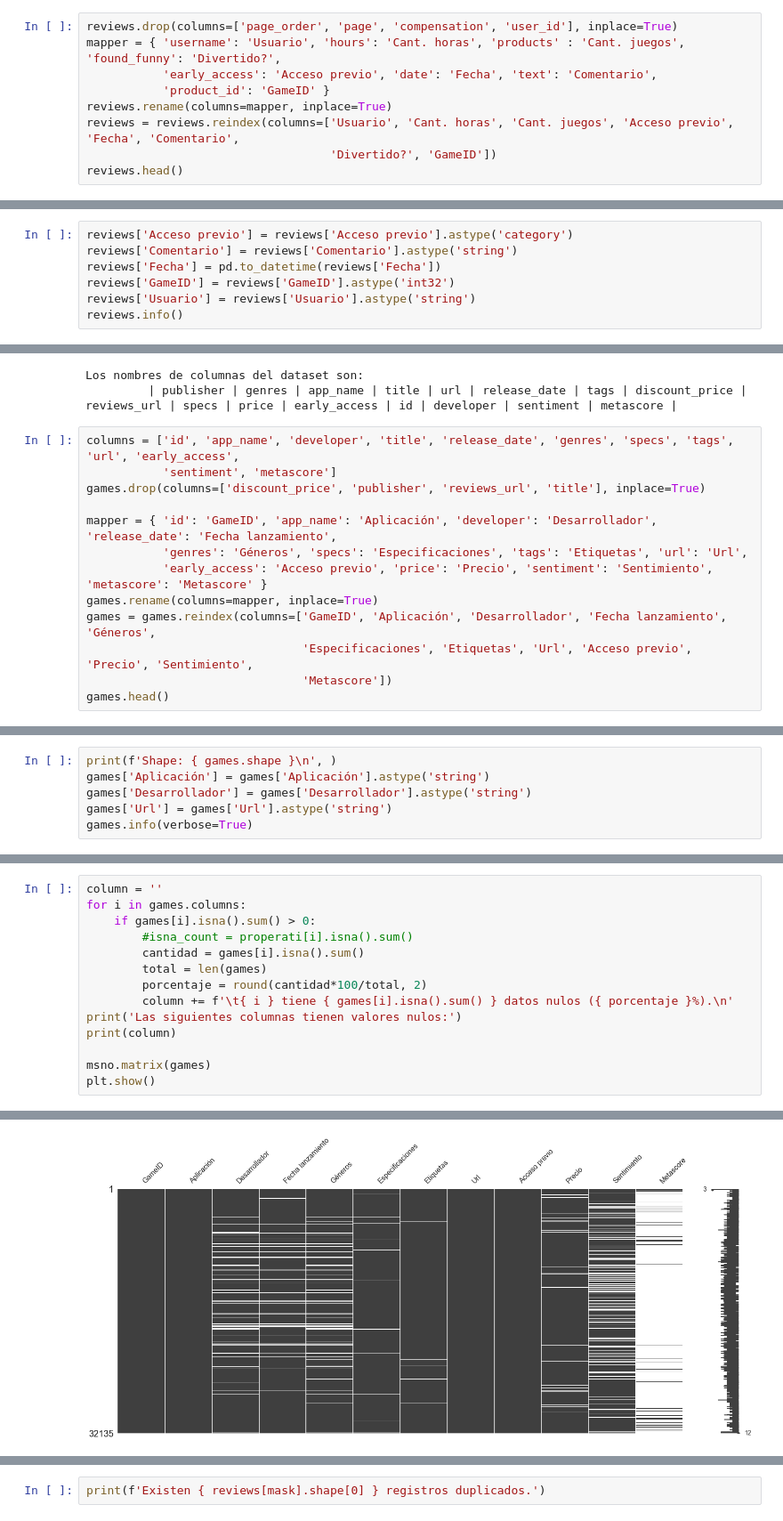
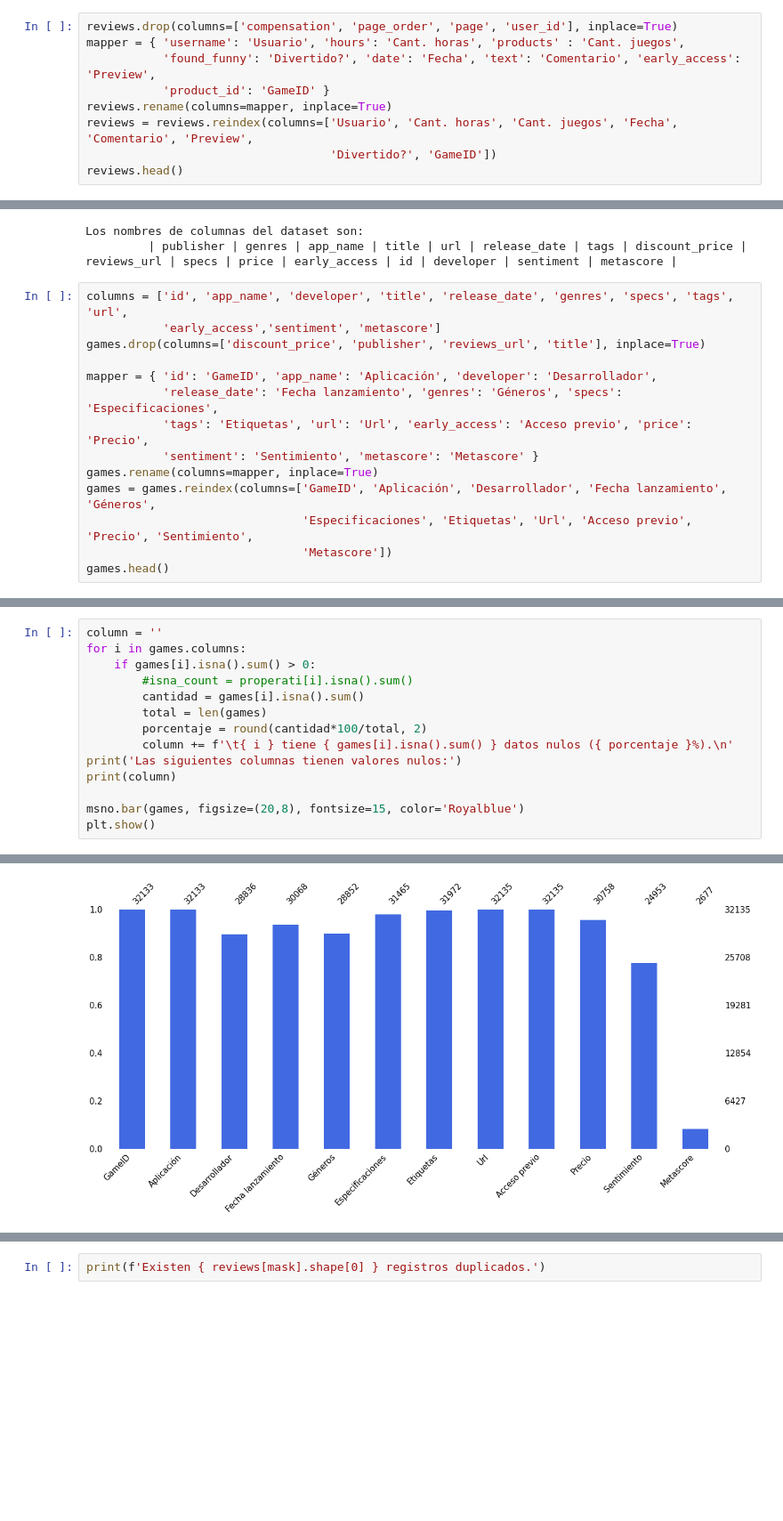
Before and after one commit to aaerror/Steam, a Jupyter notebook: Proyecto 03.ipynb, the cells around one changed output, grey strips where cells are left out. Shown at 89% size. Saved outputs shown, nothing was run; the diff lists cells and outputs as text; blank space fills up the shorter version.

```diff
--- a/Proyecto 03.ipynb
+++ b/Proyecto 03.ipynb
@@ -117,12 +130,12 @@ print(column)
 Los nombres de columnas del dataset son:
          | username | hours | products | product_id | page_order | date | text | early_access | page | found_funny | compensation | user_id |
 # %%
-reviews.drop(columns=['page_order', 'page', 'compensation', 'user_id'], inplace=True)
-mapper = { 'username': 'Usuario', 'hours': 'Cant. horas', 'products' : 'Cant. juegos', 'found_funny': 'Divertido?',
-           'early_access': 'Acceso previo', 'date': 'Fecha', 'text': 'Comentario',
+reviews.drop(columns=['compensation', 'page_order', 'page', 'user_id'], inplace=True)
+mapper = { 'username': 'Usuario', 'hours': 'Cant. horas', 'products' : 'Cant. juegos',
+           'found_funny': 'Divertido?', 'date': 'Fecha', 'text': 'Comentario', 'early_access': 'Preview',
            'product_id': 'GameID' }
 reviews.rename(columns=mapper, inplace=True)
-reviews = reviews.reindex(columns=['Usuario', 'Cant. horas', 'Cant. juegos', 'Acceso previo', 'Fecha', 'Comentario',
+reviews = reviews.reindex(columns=['Usuario', 'Cant. horas', 'Cant. juegos', 'Fecha', 'Comentario', 'Preview',
                                    'Divertido?', 'GameID'])
 reviews.head()
 # %% [output]
@@ -137,7 +149,0 @@ Nuestro dataset es más claro y legible al momento de visualizar los registros.
-# %%
-reviews['Acceso previo'] = reviews['Acceso previo'].astype('category')
-reviews['Comentario'] = reviews['Comentario'].astype('string')
-reviews['Fecha'] = pd.to_datetime(reviews['Fecha'])
-reviews['GameID'] = reviews['GameID'].astype('int32')
-reviews['Usuario'] = reviews['Usuario'].astype('string')
-reviews.info()
@@ -240,13 +250,14 @@ print(column)
 Los nombres de columnas del dataset son:
          | publisher | genres | app_name | title | url | release_date | tags | discount_price | reviews_url | specs | price | early_access | id | developer | sentiment | metascore |
 # %%
-columns = ['id', 'app_name', 'developer', 'title', 'release_date', 'genres', 'specs', 'tags', 'url', 'early_access',
-           'sentiment', 'metascore']
+columns = ['id', 'app_name', 'developer', 'title', 'release_date', 'genres', 'specs', 'tags', 'url',
+           'early_access','sentiment', 'metascore']
 games.drop(columns=['discount_price', 'publisher', 'reviews_url', 'title'], inplace=True)
 
-mapper = { 'id': 'GameID', 'app_name': 'Aplicación', 'developer': 'Desarrollador', 'release_date': 'Fecha lanzamiento',
-           'genres': 'Géneros', 'specs': 'Especificaciones', 'tags': 'Etiquetas', 'url': 'Url',
-           'early_access': 'Acceso previo', 'price': 'Precio', 'sentiment': 'Sentimiento', 'metascore': 'Metascore' }
+mapper = { 'id': 'GameID', 'app_name': 'Aplicación', 'developer': 'Desarrollador',
+           'release_date': 'Fecha lanzamiento', 'genres': 'Géneros', 'specs': 'Especificaciones',
+           'tags': 'Etiquetas', 'url': 'Url', 'early_access': 'Acceso previo', 'price': 'Precio',
+           'sentiment': 'Sentimiento', 'metascore': 'Metascore' }
 games.rename(columns=mapper, inplace=True)
 games = games.reindex(columns=['GameID', 'Aplicación', 'Desarrollador', 'Fecha lanzamiento', 'Géneros',
                                'Especificaciones', 'Etiquetas', 'Url', 'Acceso previo', 'Precio', 'Sentimiento',
@@ -264,6 +272,0 @@ Cambiamos el tipo de datos de algunos atributos y visualizamos los valores nulos
-# %%
-print(f'Shape: { games.shape }\n', )
-games['Aplicación'] = games['Aplicación'].astype('string')
-games['Desarrollador'] = games['Desarrollador'].astype('string')
-games['Url'] = games['Url'].astype('string')
-games.info(verbose=True)
@@ -288,28 +275,28 @@ memory usage: 2.7+ MB
 # %%
 column = ''
 for i in games.columns:
     if games[i].isna().sum() > 0:
         #isna_count = properati[i].isna().sum()
         cantidad = games[i].isna().sum()
         total = len(games)
         porcentaje = round(cantidad*100/total, 2)
         column += f'\t{ i } tiene { games[i].isna().sum() } datos nulos ({ porcentaje }%).\n'
 print('Las siguientes columnas tienen valores nulos:')
 print(column)
 
-msno.matrix(games)
+msno.bar(games, figsize=(20,8), fontsize=15, color='Royalblue')
 plt.show()
 # %% [output]
 Las siguientes columnas tienen valores nulos:
         GameID tiene 2 datos nulos (0.01%).
         Aplicación tiene 2 datos nulos (0.01%).
         Desarrollador tiene 3299 datos nulos (10.27%).
         Fecha lanzamiento tiene 2067 datos nulos (6.43%).
         Géneros tiene 3283 datos nulos (10.22%).
         Especificaciones tiene 670 datos nulos (2.08%).
         Etiquetas tiene 163 datos nulos (0.51%).
         Precio tiene 1377 datos nulos (4.29%).
         Sentimiento tiene 7182 datos nulos (22.35%).
         Metascore tiene 29458 datos nulos (91.67%).
-[figure, old version]
+[figure, new version]
 # %%
```
Also changed, not shown: parts of 174 cells of this notebook.
